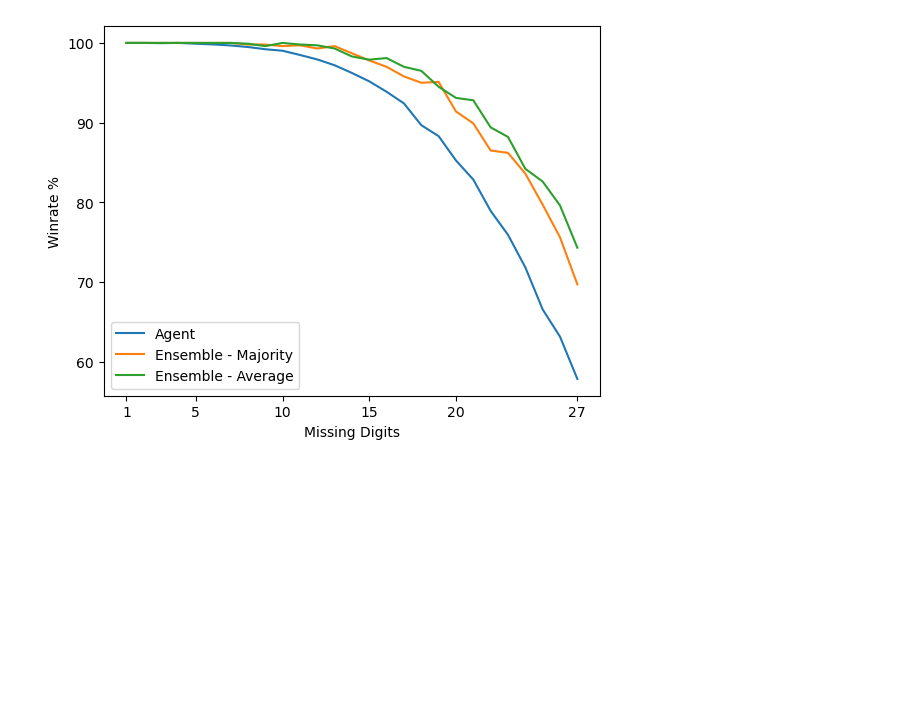
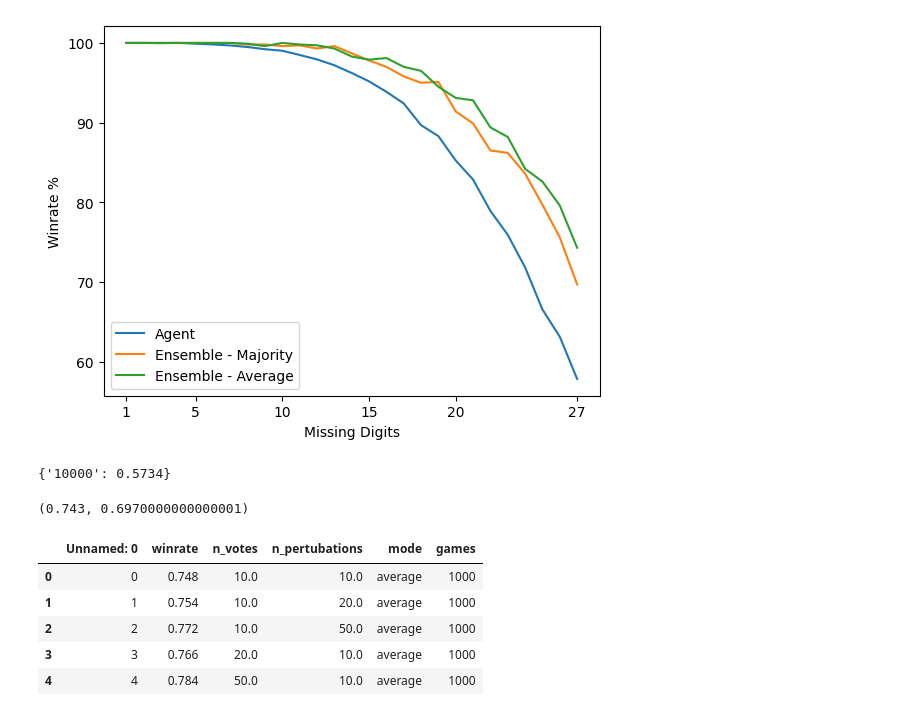
Before and after one commit to MockaWolke/DEEP_SUDOKU, a Jupyter notebook: analysis/reinforcement_learning/viz_rl_performance.ipynb, the cells around one changed output. Saved outputs shown, nothing was run; the diff lists cells and outputs as text; code cells hidden in the pictures; blank space fills up the shorter version.

```diff
--- a/analysis/reinforcement_learning/viz_rl_performance.ipynb
+++ b/analysis/reinforcement_learning/viz_rl_performance.ipynb
@@ -25,3 +26,23 @@ plt.legend()
 plt.show()
 # %% [output]
 [figure]
+# %%
+with open("stats/winrate_easy_10000_games.json","r") as f:
+    winrate = json.load(f)
+print(winrate)
+# %% [output]
+{'10000': 0.5734}
+# %%
+ensemble_average.loc[27],ensemble_majority.loc[27]
+# %% [output]
+(0.743, 0.6970000000000001)
+# %%
+ensembles = pd.read_csv("stats/ensemble_average_1000_games.csv")
+ensembles
+# %% [output]
+|  | Unnamed: 0 | winrate | n_votes | n_pertubations | mode | games |
+| 0 | 0 | 0.748 | 10.0 | 10.0 | average | 1000 |
+| 1 | 1 | 0.754 | 10.0 | 20.0 | average | 1000 |
+| 2 | 2 | 0.772 | 10.0 | 50.0 | average | 1000 |
+| 3 | 3 | 0.766 | 20.0 | 10.0 | average | 1000 |
+| 4 | 4 | 0.784 | 50.0 | 10.0 | average | 1000 |
```
Also changed, not shown: parts of 1 cell of this notebook, 4 other files.
